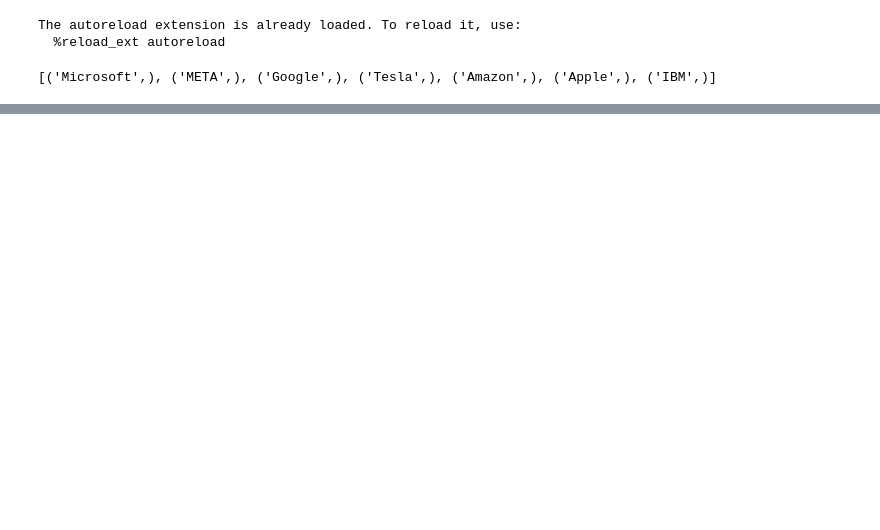
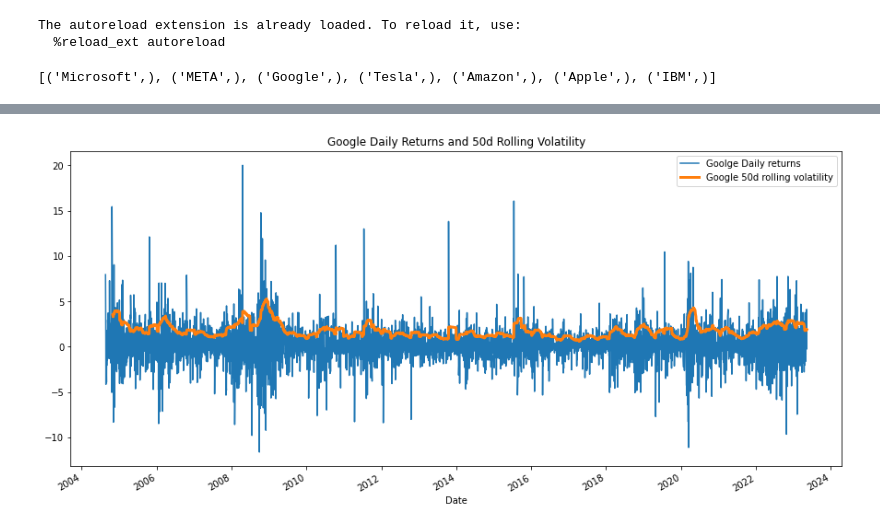
Before and after one commit to MohamedAbdElgni/ML-Stock-Ar-pred, a Jupyter notebook: test.ipynb, the cells around one changed output, grey strips where cells are left out. Cells and saved outputs as stored; diff of their text form; code cells hidden in the pictures; blank space fills up the shorter version.

```diff
--- a/test.ipynb
+++ b/test.ipynb
@@ -36,0 +121,14 @@ memory usage: 167.1+ KB
+# %%
+# conditional volatility for google stock
+fig, ax = plt.subplots(figsize=(15, 7))
+y_google.plot(ax=ax ,label="Goolge Daily returns")
+
+google_rolling_50d_volatility.plot(ax=ax ,label="Google 50d rolling volatility",linewidth=3)
+
+plt.title("Google Daily Returns and 50d Rolling Volatility")
+
+plt.xlabel("Date")
+
+plt.legend();
+# %% [output]
+[figure, added]
```
Also changed, not shown: parts of 26 cells of this notebook, 5 other files.
